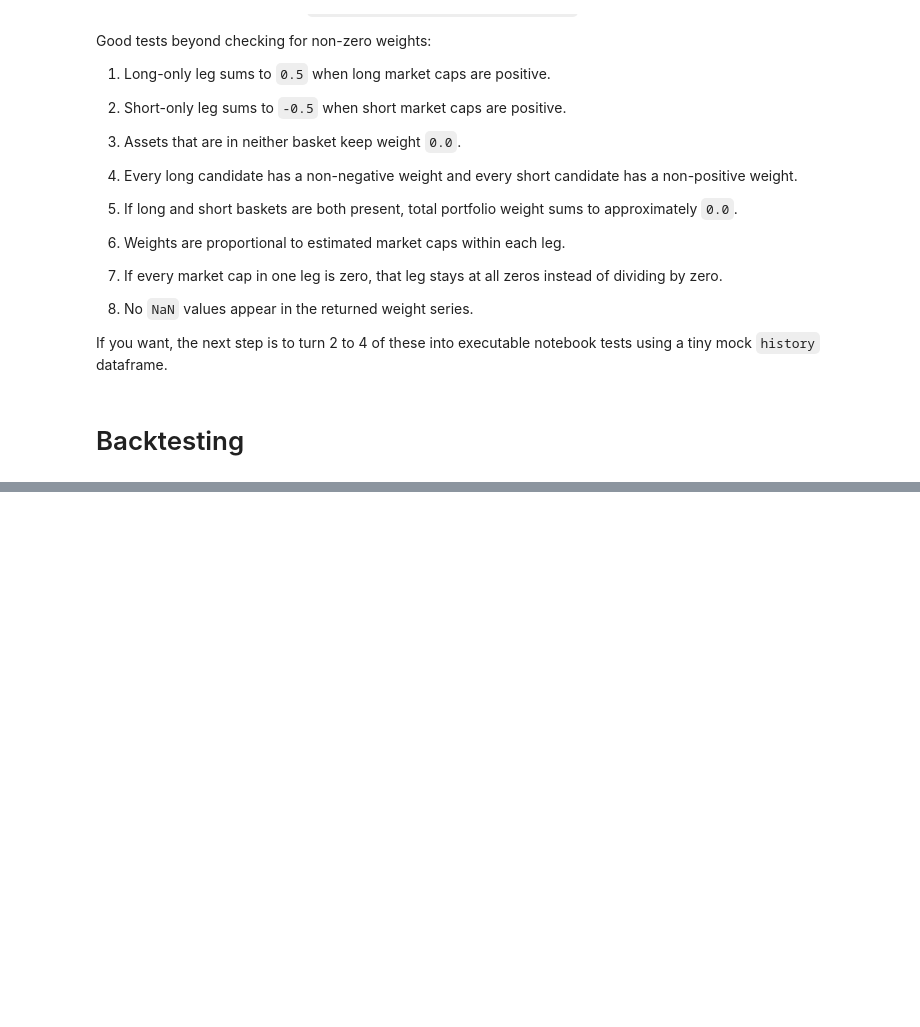
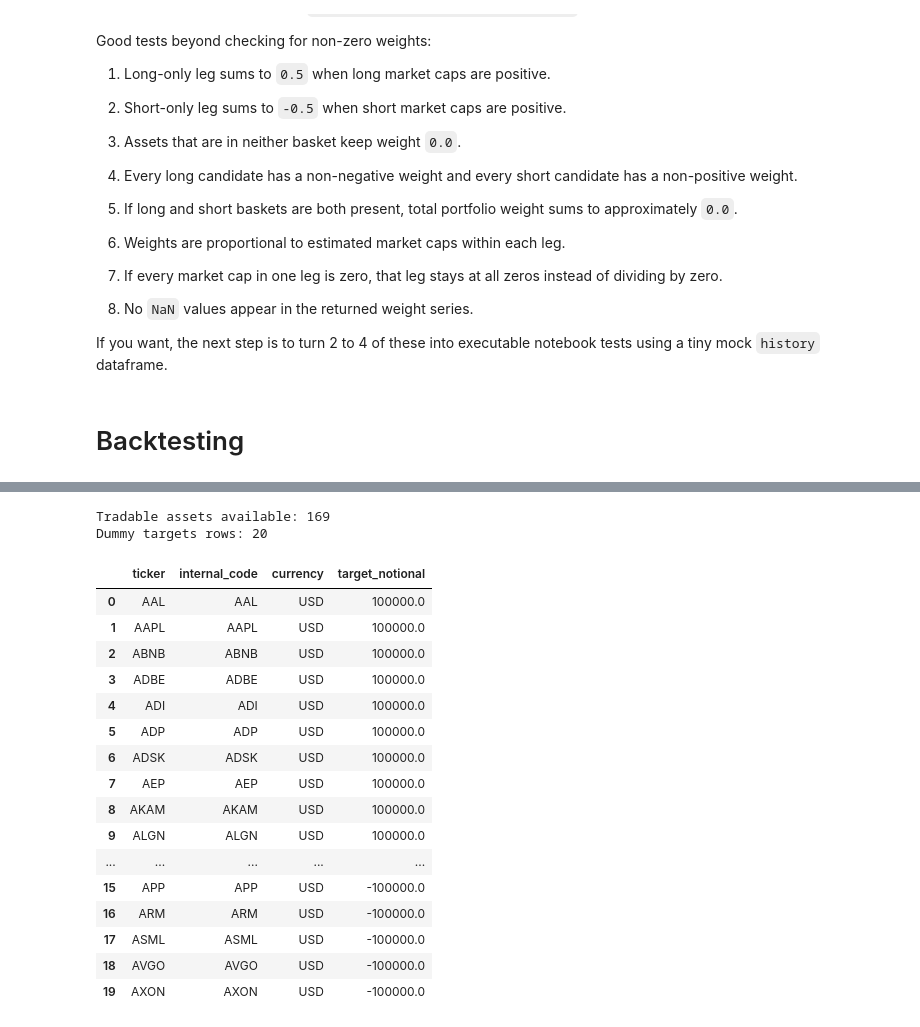
Before and after one commit to thexuanngu/QRT, a Jupyter notebook: Strategies/NASDAQ Strat/nasdaq_strats.ipynb, the cells around one changed output, grey strips where cells are left out. Saved outputs shown, nothing was run; the diff lists cells and outputs as text; code cells hidden in the pictures; blank space fills up the shorter version.

```diff
--- a/Strategies/NASDAQ Strat/nasdaq_strats.ipynb
+++ b/Strategies/NASDAQ Strat/nasdaq_strats.ipynb
@@ -700,0 +785,71 @@ backtest_results.performance_dashboard()
+# %%
+from pathlib import Path
+import sys
+
+qsec_client_root = Path(r"C:\Users\trund\QRT\qsec-client")
+if str(qsec_client_root) not in sys.path:
+    sys.path.append(str(qsec_client_root))
+
+from qsec_client.sample_code import prepare_targets_file, upload_targets_file, validate_targets_file, Region
+
+
+def build_dummy_targets_from_tradable_assets(
+    tradable_assets: list[str],
+    long_count: int = 10,
+    short_count: int = 10,
+    long_notional: float = 100000.0,
+    short_notional: float = -100000.0,
+    default_currency: str = "USD",
+) -> pd.DataFrame:
+    if len(tradable_assets) < long_count + short_count:
+        raise ValueError(
+            f"Need at least {long_count + short_count} tradable assets, got {len(tradable_assets)}"
+        )
+
+    long_assets = tradable_assets[:long_count]
+    short_assets = tradable_assets[long_count : long_count + short_count]
+
+    targets = pd.DataFrame(
+        {
+            "ticker": long_assets + short_assets,
+            "internal_code": long_assets + short_assets,
+            "currency": [default_currency] * (long_count + short_count),
+            "target_notional": [long_notional] * long_count + [short_notional] * short_count,
+        }
+    )
+
+    return targets
+
+
+latest_targets = build_dummy_targets_from_tradable_assets(
+    tradable_assets=tradable_assets,
+    long_count=10,
+    short_count=10,
+    long_notional=100000.0,
+    short_notional=-100000.0,
+    default_currency="USD",
+)
+
+print(f"Tradable assets available: {len(tradable_assets)}")
+print(f"Dummy targets rows: {len(latest_targets)}")
+latest_targets
+# %% [output]
+Tradable assets available: 169
+Dummy targets rows: 20
+|  | ticker | internal_code | currency | target_notional |
+| 0 | AAL | AAL | USD | 100000.0 |
+| 1 | AAPL | AAPL | USD | 100000.0 |
+| 2 | ABNB | ABNB | USD | 100000.0 |
+| 3 | ADBE | ADBE | USD | 100000.0 |
+| 4 | ADI | ADI | USD | 100000.0 |
+| 5 | ADP | ADP | USD | 100000.0 |
+| 6 | ADSK | ADSK | USD | 100000.0 |
+| 7 | AEP | AEP | USD | 100000.0 |
+| 8 | AKAM | AKAM | USD | 100000.0 |
+| 9 | ALGN | ALGN | USD | 100000.0 |
+| ... | ... | ... | ... | ... |
+| 15 | APP | APP | USD | -100000.0 |
+| 16 | ARM | ARM | USD | -100000.0 |
+| 17 | ASML | ASML | USD | -100000.0 |
+| 18 | AVGO | AVGO | USD | -100000.0 |
+| 19 | AXON | AXON | USD | -100000.0 |
```
Also changed, not shown: parts of 21 cells of this notebook, 8 other files.
